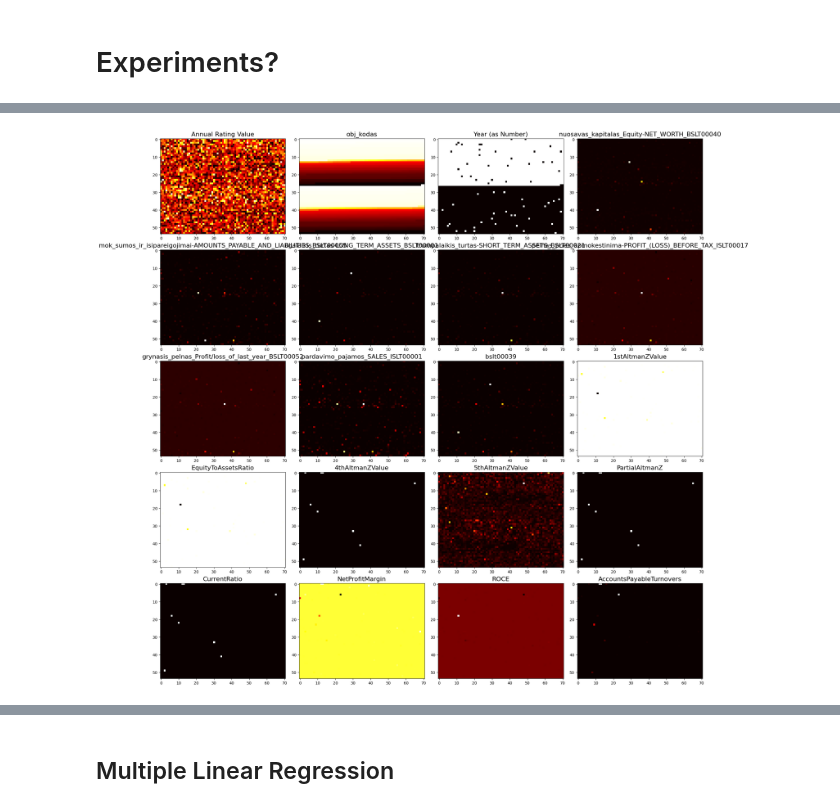
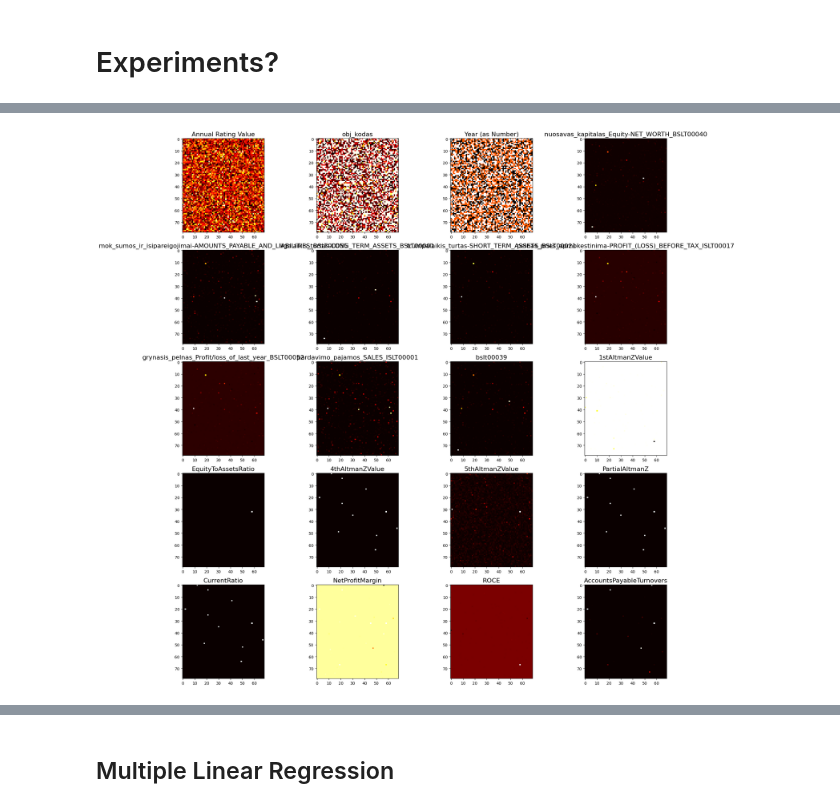
Before and after one commit to Juosir14/ktu-tyrimas, a Jupyter notebook: Tyrimas.ipynb, the cells around one changed output, grey strips where cells are left out. Saved outputs shown, nothing was run; the diff lists cells and outputs as text; code cells hidden in the pictures.

```diff
--- a/Tyrimas.ipynb
+++ b/Tyrimas.ipynb
@@ -205,0 +249,3 @@ memory usage: 359.9+ KB
+# %%
+df2019 = dfRating.merge(df1, on=["obj_kodas","laikotarpis_nuo"], how='inner')
+df2019.info()
@@ -205,0 +270,5 @@ memory usage: 359.9+ KB
+# %%
+# Drop rows with NaN values in both 'X' and 'Y' columns
+df2019 = df2019[~(df2019['nuosavas_kapitalas'].isna() | df2019['mok_sumos_ir_isipareigojimai'].isna() | df2019['ilgalaikis_turtas'].isna() | df2019['trumpalaikis_turtas'].isna() | df2019['pelnas_pries_apmokestinima'].isna() | df2019['grynasis_pelnas'].isna() | df2019['pardavimo_pajamos'].isna())]
+df2019.reset_index(drop=True, inplace=True)
+df2019.info()
@@ -207,7 +294,7 @@ memory usage: 359.9+ KB
 # Experiments?
 # %%
 # merge fin data of other Years
-MergedFinData = pd.concat([df, df2020], axis=0, ignore_index=True)
+MergedFinData = pd.concat([df, df2020, df2019], axis=0, ignore_index=True)
 
 MergedFinData.info()
 # %% [output]
@@ -256,7 +343,7 @@ dataNoClead['4thAltmanZValue'] = dataNoClead['nuosavas_kapitalas_Equity-NET_WORT
 # %%
 dataNoClead['5thAltmanZValue'] = dataNoClead['pardavimo_pajamos_SALES_ISLT00001'] / dataNoClead['bslt00039']
 # %%
-dataNoClead['PartialAltmanZ'] = 0.717 * dataNoClead['1stAltmanZValue'] + 0.847 * dataNoClead['EquityToAssetsRatio'] +  0.420 * dataNoClead['4thAltmanZValue'] + 0.998 * dataNoClead['5thAltmanZValue']
+dataNoClead['PartialAltmanZ'] = 1.2 * dataNoClead['1stAltmanZValue'] + 1.4 * dataNoClead['EquityToAssetsRatio'] +  0.6 * dataNoClead['4thAltmanZValue'] + 1 * dataNoClead['5thAltmanZValue']
 # %%
 dataNoClead['CurrentRatio'] = dataNoClead['trumpalaikis_turtas-SHORT_TERM_ASSETS_BSLT00021'] / dataNoClead['mok_sumos_ir_isipareigojimai-AMOUNTS_PAYABLE_AND_LIABILITIES_BSLT00055']
 # %%
@@ -278,34 +385,34 @@ ax = sns.heatmap(dataNoClead.corr(),
 # %%
 # Example DataFrame
 
-df = pd.DataFrame(dataNoClead)
+df = dataNoClead.sample(n=5451)
 
 # Normalize the data to 0-1
 df_normalized = (df - df.min()) / (df.max() - df.min())
 
 # Create a subplot for each column
 fig, axs = plt.subplots(5, 4, figsize=(20, 20))
 
 for i in range(5):
     for j in range(4):
         # Get the column data
         col_index = i*4 + j
         data = df_normalized.iloc[:, col_index]
 
         # Reshape the data to a 2D array
-        data_2d = np.reshape(data.values, (54, 71))
+        data_2d = np.reshape(data.values, (79, 69))
 
         # Create a pixel map using imshow
         im = axs[i, j].imshow(data_2d, cmap='hot', interpolation='nearest')
 
         # Set the title to the column name
         axs[i, j].set_title(df.columns[col_index], fontsize=16)
 
 # Improve layout
 plt.tight_layout()
 plt.show()
 # %% [output]
-[figure, old version]
+[figure, new version]
 # %%
 sns.pairplot(dataNoClead, kind="scatter")
 plt.show()
```
Also changed, not shown: parts of 25 cells of this notebook.
